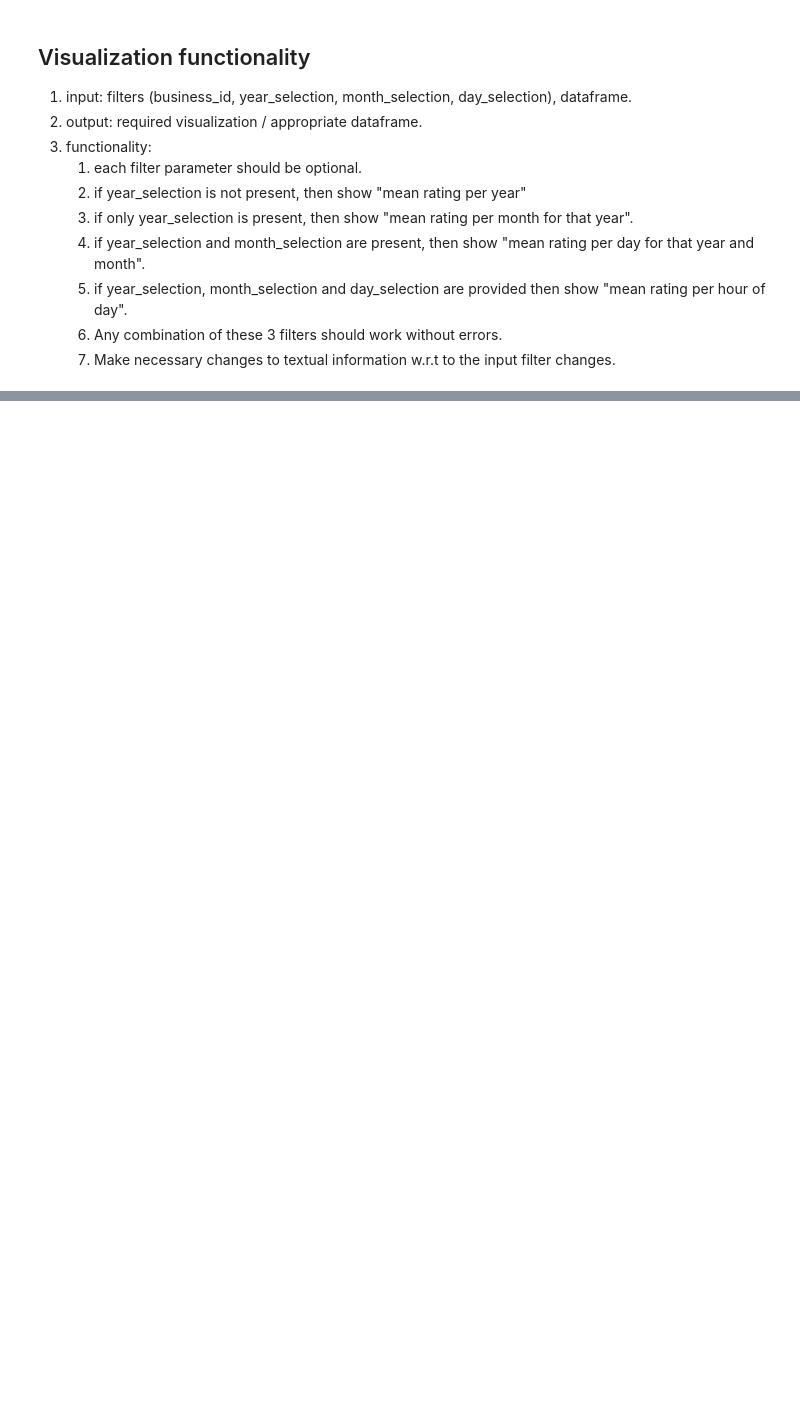
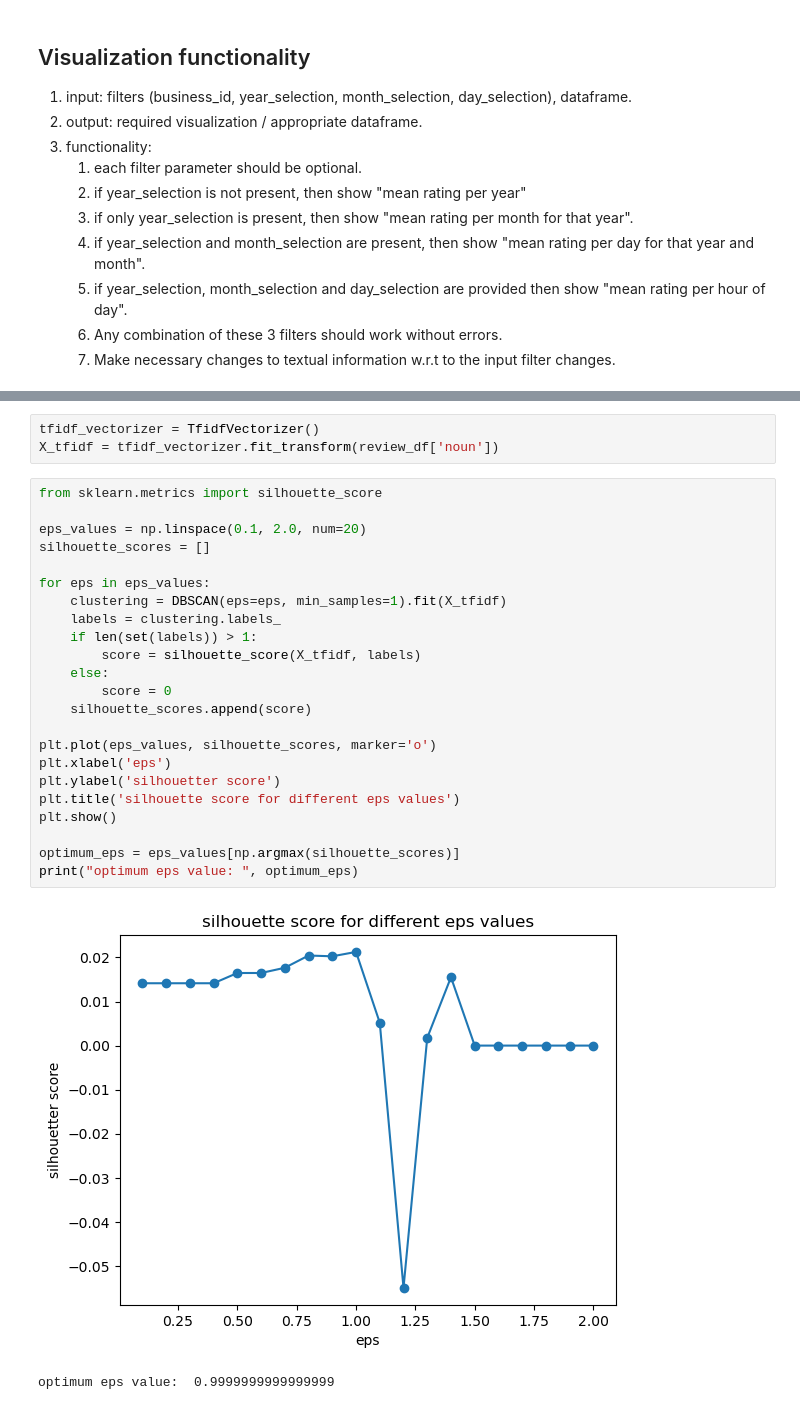
Before and after one commit to shiva-kumarj/yelp-customer-satisfaction-dashboard, a Jupyter notebook: review/EDA/review_sentiments_eda.ipynb, the cells around one changed output, grey strips where cells are left out. Drawn from its saved outputs; the diff is of its cells as text; blank space fills up the shorter version.

```diff
--- a/review/EDA/review_sentiments_eda.ipynb
+++ b/review/EDA/review_sentiments_eda.ipynb
@@ -419,0 +307,29 @@ AttributeError: 'NoneType' object has no attribute 'columns'
+# %%
+tfidf_vectorizer = TfidfVectorizer()
+X_tfidf = tfidf_vectorizer.fit_transform(review_df['noun'])
+# %%
+from sklearn.metrics import silhouette_score
+
+eps_values = np.linspace(0.1, 2.0, num=20)
+silhouette_scores = []
+
+for eps in eps_values:
+    clustering = DBSCAN(eps=eps, min_samples=1).fit(X_tfidf)
+    labels = clustering.labels_
+    if len(set(labels)) > 1:
+        score = silhouette_score(X_tfidf, labels)
+    else:
+        score = 0
+    silhouette_scores.append(score)
+
+plt.plot(eps_values, silhouette_scores, marker='o')
+plt.xlabel('eps')
+plt.ylabel('silhouetter score')
+plt.title('silhouette score for different eps values')
+plt.show()
+
+optimum_eps = eps_values[np.argmax(silhouette_scores)]
+print("optimum eps value: ", optimum_eps)
+# %% [output]
+[figure, added]
+optimum eps value:  0.9999999999999999
```
Also changed, not shown: parts of 43 cells of this notebook.
